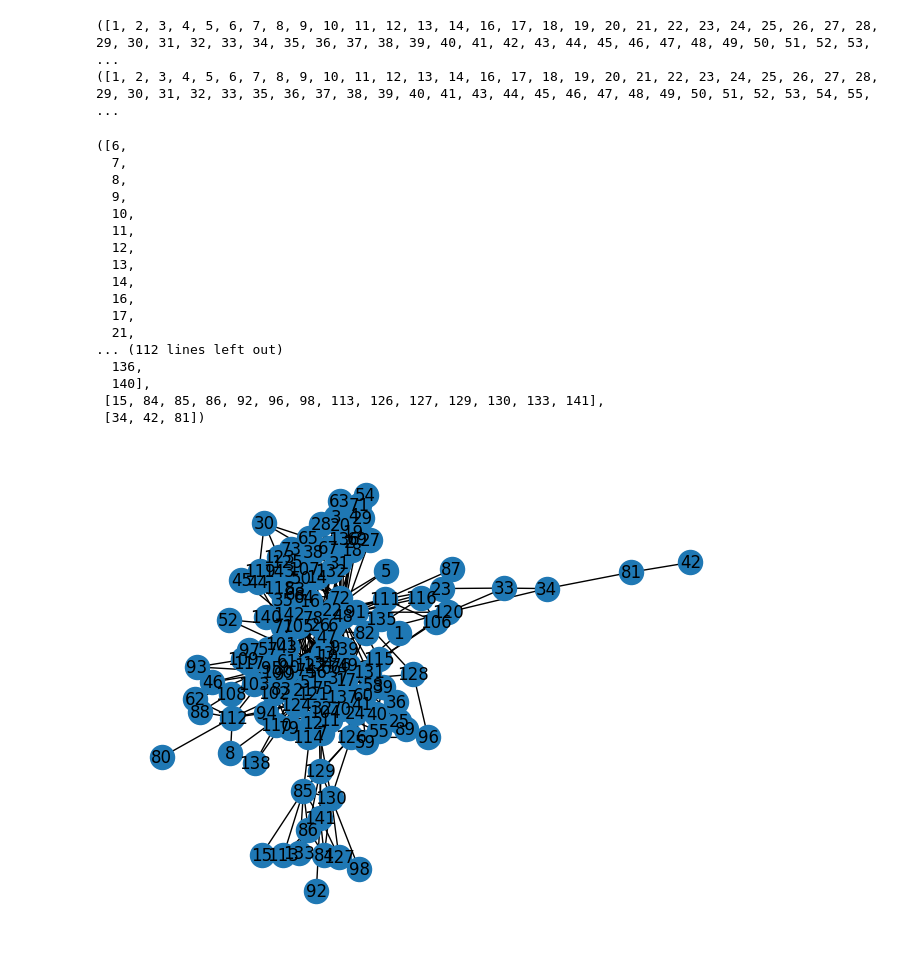
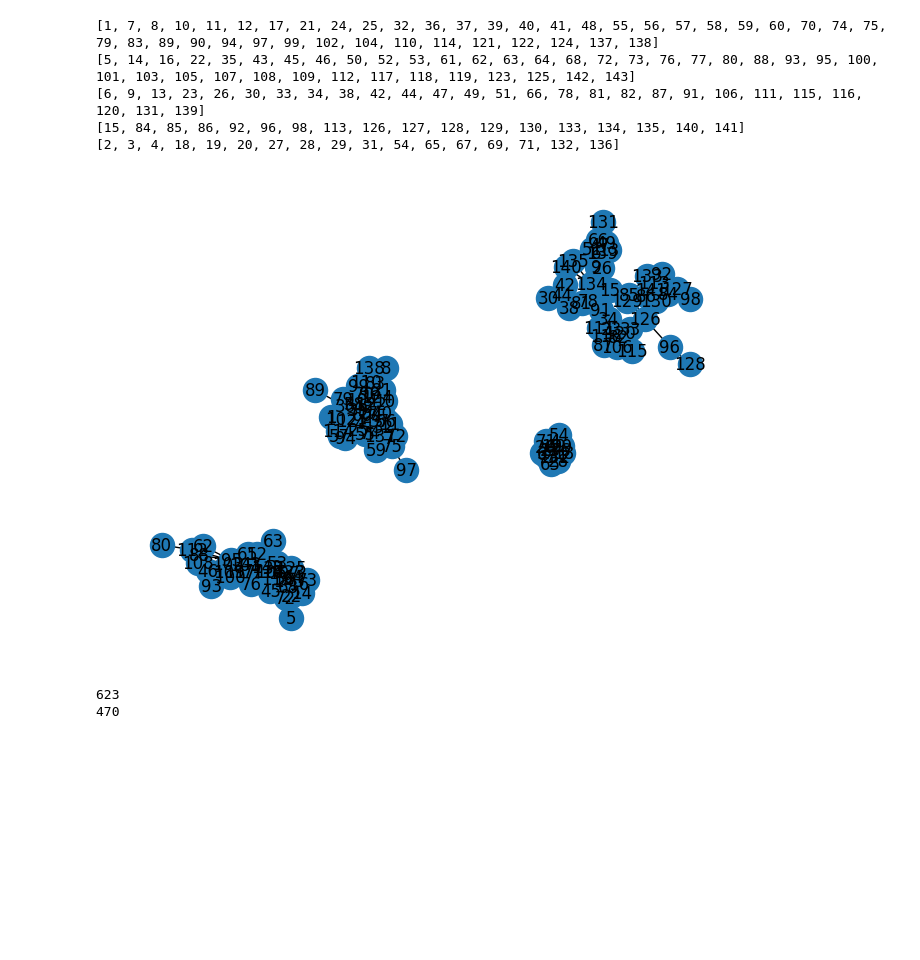
Before and after one commit to notkamonohasi/class, a Jupyter notebook: 1A/complex_network/work_4.ipynb, the cells around one changed output. Cells and saved outputs as stored; diff of their text form; code cells hidden in the pictures; blank space fills up the shorter version.

```diff
--- a/1A/complex_network/work_4.ipynb
+++ b/1A/complex_network/work_4.ipynb
@@ -35,37 +35,33 @@ plt.show()
-# %%
-G = nx.Graph()
-G.add_edges_from(edge_list)
-k = 2
-comp = nx.community.girvan_newman(G)
-for communities in itertools.islice(comp, k):
-    print(tuple(sorted(c) for c in communities))
-# %% [output]
-([1, 2, 3, 4, 5, 6, 7, 8, 9, 10, 11, 12, 13, 14, 16, 17, 18, 19, 20, 21, 22, 23, 24, 25, 26, 27, 28, 29, 30, 31, 32, 33, 34, 35, 36, 37, 38, 39, 40, 41, 42, 43, 44, 45, 46, 47, 48, 49, 50, 51, 52, 53, ...
-([1, 2, 3, 4, 5, 6, 7, 8, 9, 10, 11, 12, 13, 14, 16, 17, 18, 19, 20, 21, 22, 23, 24, 25, 26, 27, 28, 29, 30, 31, 32, 33, 35, 36, 37, 38, 39, 40, 41, 43, 44, 45, 46, 47, 48, 49, 50, 51, 52, 53, 54, 55, ...
-# %%
-tuple(sorted(c) for c in next(comp))
-# %% [output]
-([6,
-  7,
-  8,
-  9,
-  10,
-  11,
-  12,
-  13,
-  14,
-  16,
-  17,
-  21,
-... (112 lines left out)
-  136,
-  140],
- [15, 84, 85, 86, 92, 96, 98, 113, 126, 127, 129, 130, 133, 141],
- [34, 42, 81])
-# %%
-G = nx.Graph()
-G.add_edges_from(edge_list)
-nx.draw(G, with_labels=True)
-plt.show()
-# %% [output]
-[figure, removed]
+# %%
+# girvan_newmanで分割
+comp = nx.community.greedy_modularity_communities(G)
+after_edge_list: list[tuple[int, int]] = []
+for c in comp:
+    cluster: list[int] = sorted(c)
+    print(cluster)
+
+    # 分割後に同じコミュニティに属しているものだけ、辺を張る
+    for i in range(len(cluster)):
+        for j in range(i + 1, len(cluster)):
+            x, y = cluster[i], cluster[j]
+            if y in edge_graph[x]:
+                after_edge_list.append((x, y))
+
+# 分割後も可視化
+after_G = nx.Graph()
+after_G.add_edges_from(after_edge_list)
+nx.draw(after_G, with_labels=True)
+plt.show()
+# %% [output]
+[1, 7, 8, 10, 11, 12, 17, 21, 24, 25, 32, 36, 37, 39, 40, 41, 48, 55, 56, 57, 58, 59, 60, 70, 74, 75, 79, 83, 89, 90, 94, 97, 99, 102, 104, 110, 114, 121, 122, 124, 137, 138]
+[5, 14, 16, 22, 35, 43, 45, 46, 50, 52, 53, 61, 62, 63, 64, 68, 72, 73, 76, 77, 80, 88, 93, 95, 100, 101, 103, 105, 107, 108, 109, 112, 117, 118, 119, 123, 125, 142, 143]
+[6, 9, 13, 23, 26, 30, 33, 34, 38, 42, 44, 47, 49, 51, 66, 78, 81, 82, 87, 91, 106, 111, 115, 116, 120, 131, 139]
+[15, 84, 85, 86, 92, 96, 98, 113, 126, 127, 128, 129, 130, 133, 134, 135, 140, 141]
+[2, 3, 4, 18, 19, 20, 27, 28, 29, 31, 54, 65, 67, 69, 71, 132, 136]
+[figure, added]
+# %%
+print(len(edge_list))
+print(len(after_edge_list))
+# %% [output]
+623
+470
```
Also changed, not shown: parts of 3 cells of this notebook, 1 other file.
